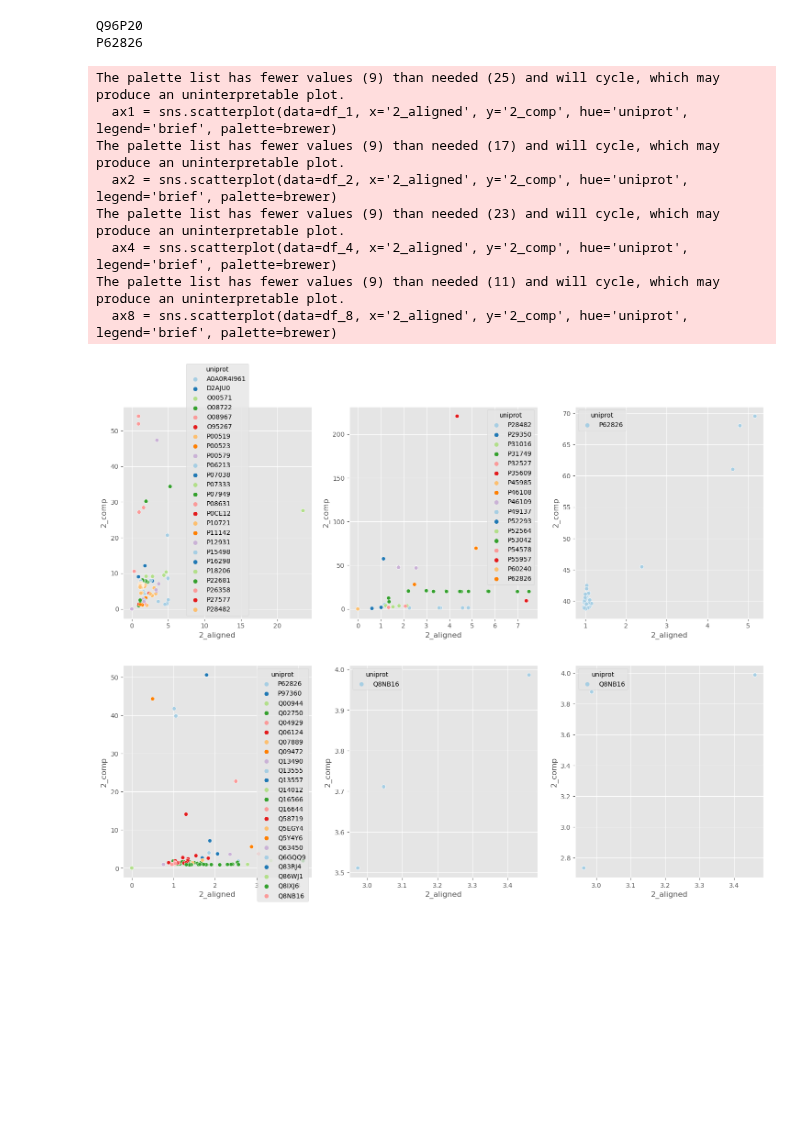
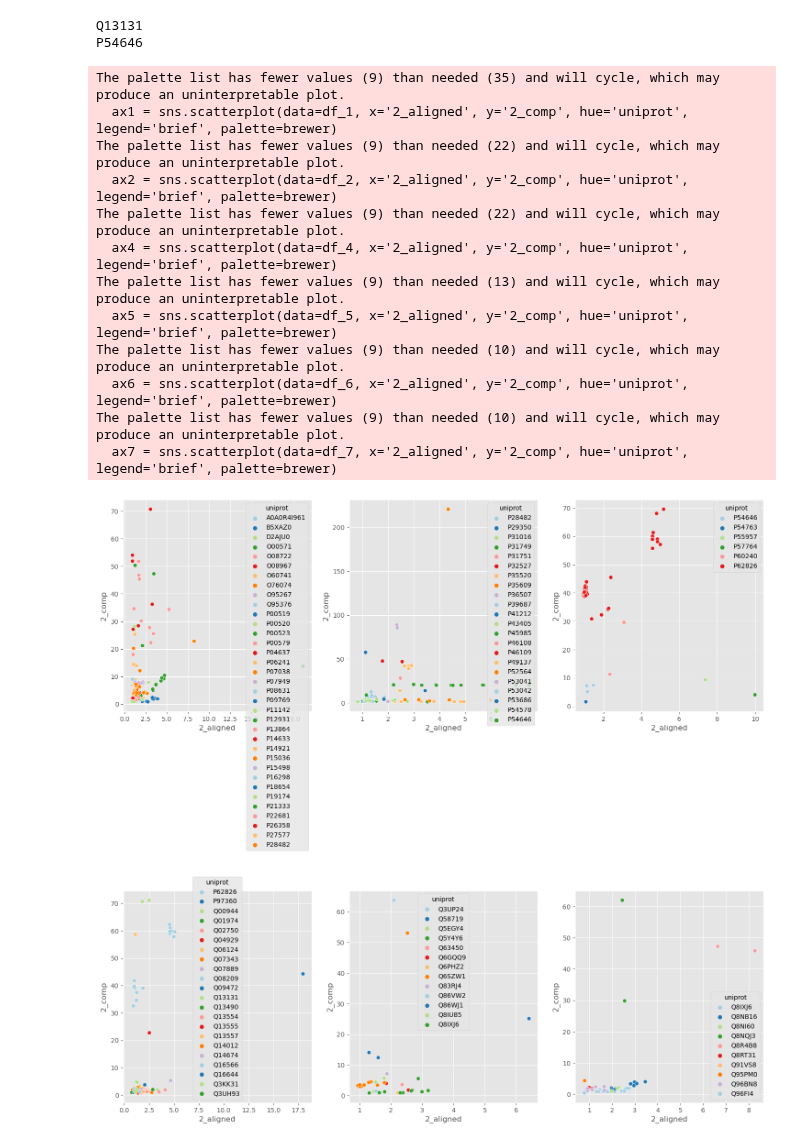
Before and after one commit to jpigles/alphafold-rmsd, a Jupyter notebook: practice_matplotlib.ipynb, the cells around one changed output. Saved outputs shown, nothing was run; the diff lists cells and outputs as text; code cells hidden in the pictures; blank space fills up the shorter version.

```diff
--- a/practice_matplotlib.ipynb
+++ b/practice_matplotlib.ipynb
@@ -9,6 +9,6 @@ import scipy as sp
 import json
 import sys
 
-df = pd.read_csv('autoinhibition_protein_data/project_pipeline/data/classified_files.tsv', sep='\t').astype('object')
+df = pd.read_csv('./project_pipeline/data/classified_files_3.tsv', sep='\t').astype('object')
 df.head()
 # %% [output]
@@ -87,5 +85,5 @@ ax.set(title='Rmsds of Proteins Aligned at Domain', xlabel='Domain RMSD', ylabel
 # %%
-df_avg = df[['uniprot', '1_aligned', '1_comp', '2_aligned', '2_comp']]
+df_avg = df[['uniprot', '2_aligned', '2_comp']]
 uniprot_unique = df_avg['uniprot'].unique()
 print(uniprot_unique[71])
 print(df_avg.loc[337, 'uniprot'])
@@ -114,39 +112,43 @@ ax3 = sns.scatterplot(data=df_3, x='2_aligned', y='2_comp', hue='uniprot', legen
 
 # plt.savefig('group1.png')
 
 f2 = plt.figure(figsize=(18, 6))
 
 ax4 = plt.subplot(1, 3, 1)
 ax4 = sns.scatterplot(data=df_4, x='2_aligned', y='2_comp', hue='uniprot', legend='brief', palette=brewer)
 
 ax5 = plt.subplot(1, 3, 2)
 ax5 = sns.scatterplot(data=df_5, x='2_aligned', y='2_comp', hue='uniprot', legend='brief', palette=brewer)
 
 ax6 = plt.subplot(1, 3, 3)
 ax6 = sns.scatterplot(data=df_6, x='2_aligned', y='2_comp', hue='uniprot', legend='brief', palette=brewer)
 
 # plt.savefig('group2.png')
 
 f3 = plt.figure(figsize=(18, 6))
 
 ax7 = plt.subplot(1, 3, 1)
 ax7 = sns.scatterplot(data=df_7, x='2_aligned', y='2_comp', hue='uniprot', legend='brief', palette=brewer)
 
 ax8 = plt.subplot(1, 3, 2)
 ax8 = sns.scatterplot(data=df_8, x='2_aligned', y='2_comp', hue='uniprot', legend='brief', palette=brewer)
 
 ax9 = plt.subplot(1, 3, 3)
 ax9 = sns.scatterplot(data=df_9, x='2_aligned', y='2_comp', hue='uniprot', legend='brief', palette=brewer)
 # %% [output]
-Q96P20
-P62826
+Q13131
+P54646
-The palette list has fewer values (9) than needed (25) and will cycle, which may produce an uninterpretable plot.
+The palette list has fewer values (9) than needed (35) and will cycle, which may produce an uninterpretable plot.
   ax1 = sns.scatterplot(data=df_1, x='2_aligned', y='2_comp', hue='uniprot', legend='brief', palette=brewer)
-The palette list has fewer values (9) than needed (17) and will cycle, which may produce an uninterpretable plot.
+The palette list has fewer values (9) than needed (22) and will cycle, which may produce an uninterpretable plot.
   ax2 = sns.scatterplot(data=df_2, x='2_aligned', y='2_comp', hue='uniprot', legend='brief', palette=brewer)
-The palette list has fewer values (9) than needed (23) and will cycle, which may produce an uninterpretable plot.
+The palette list has fewer values (9) than needed (22) and will cycle, which may produce an uninterpretable plot.
   ax4 = sns.scatterplot(data=df_4, x='2_aligned', y='2_comp', hue='uniprot', legend='brief', palette=brewer)
-The palette list has fewer values (9) than needed (11) and will cycle, which may produce an uninterpretable plot.
-  ax8 = sns.scatterplot(data=df_8, x='2_aligned', y='2_comp', hue='uniprot', legend='brief', palette=brewer)
+The palette list has fewer values (9) than needed (13) and will cycle, which may produce an uninterpretable plot.
+  ax5 = sns.scatterplot(data=df_5, x='2_aligned', y='2_comp', hue='uniprot', legend='brief', palette=brewer)
+The palette list has fewer values (9) than needed (10) and will cycle, which may produce an uninterpretable plot.
+  ax6 = sns.scatterplot(data=df_6, x='2_aligned', y='2_comp', hue='uniprot', legend='brief', palette=brewer)
+The palette list has fewer values (9) than needed (10) and will cycle, which may produce an uninterpretable plot.
+  ax7 = sns.scatterplot(data=df_7, x='2_aligned', y='2_comp', hue='uniprot', legend='brief', palette=brewer)
-[figure, old version]
+[figure, new version]
-[figure, old version]
+[figure, new version]
```
Also changed, not shown: parts of 15 cells of this notebook, 5 other files.
